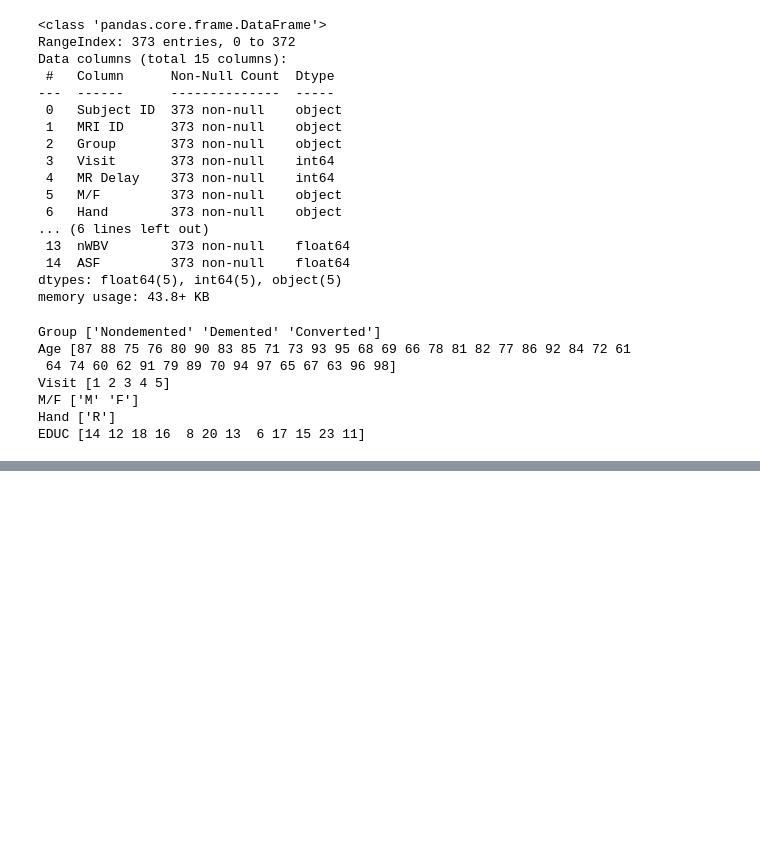
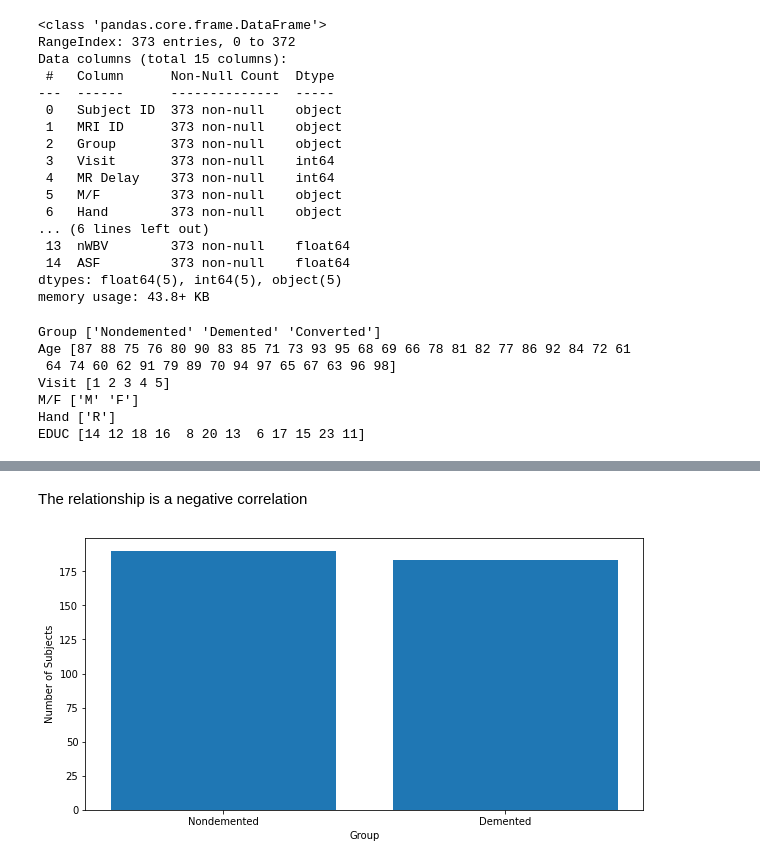
Before and after one commit to CS-School-Projects/ml-alzheirmer-prediction, a Jupyter notebook: alzhermer_notebook.ipynb, the cells around one changed output, grey strips where cells are left out. Saved outputs shown, nothing was run; the diff lists cells and outputs as text; code cells hidden in the pictures; blank space fills up the shorter version.

```diff
--- a/alzhermer_notebook.ipynb
+++ b/alzhermer_notebook.ipynb
@@ -94,0 +110,11 @@ df.head()
+# %% [markdown]
+The relationship is a negative correlation
+# %%
+#bar plot for dimentia group
+plt.figure(figsize=(10,5))
+plt.bar(df["Group"].unique(), df["Group"].value_counts())
+plt.xlabel("Group")
+plt.ylabel("Number of Subjects")
+plt.show()
+# %% [output]
+[figure, added]
```
Also changed, not shown: parts of 17 cells of this notebook.
